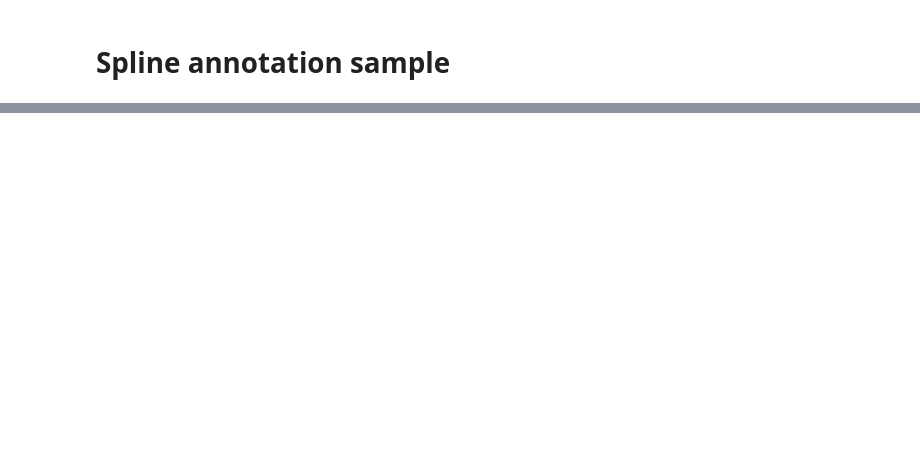
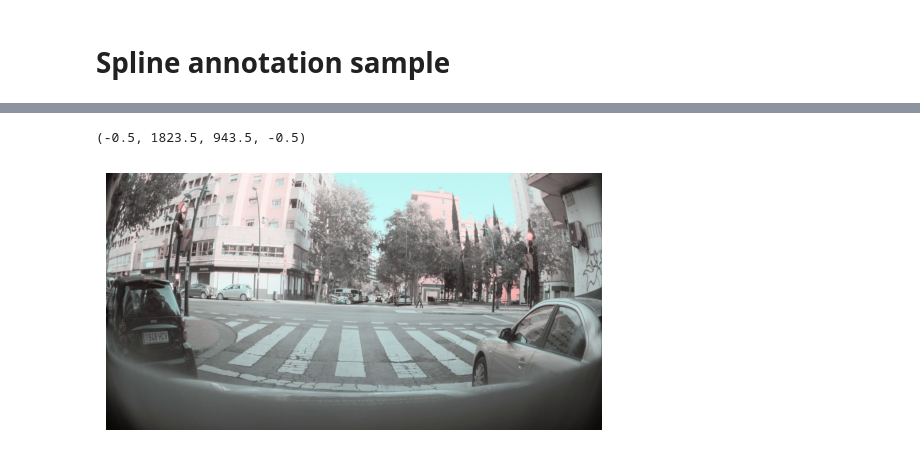
Before and after one commit to changsin/adart, a Jupyter notebook: src/notebooks/spline_annotation_sample.ipynb, the cells around one changed output, grey strips where cells are left out. Cells and saved outputs as stored; diff of their text form; code cells hidden in the pictures; blank space fills up the shorter version.

```diff
--- a/src/notebooks/spline_annotation_sample.ipynb
+++ b/src/notebooks/spline_annotation_sample.ipynb
@@ -188,0 +294,57 @@ x size 11, y size 11 s size 11
+# %%
+import matplotlib.pyplot as plt
+from PIL import Image
+import numpy as np
+from scipy import interpolate
+import xml.etree.ElementTree as ET
+
+label_filename = "/content/forddat2_20191114_kpq6948_rwup_moart_sar_sar_mj_ks_142240_078.mkv_000600.xml"
+image_filename = "/content/forddat2_20191114_kpq6948_rwup_moart_sar_sar_mj_ks_142240_078.mkv_000600.jpg"
+
+def draw_spline(spline, ax):
+    points = spline.findall('.//Point')
+    x = [float(point.get('x')) for point in points]
+    y = [float(point.get('y')) for point in points]
+    tck, u = interpolate.splprep([x, y], s=0, k=2)
+    unew = np.linspace(0, 1, 1000)
+    out = interpolate.splev(unew, tck)
+    xnew, ynew = out[0], out[1]
+    r = [float(point.get('r')) for point in points]
+
+    s = []
+    for point in points:
+        r_value = float(point.get('r'))
+        s.append((r_value - min(r))/(max(r) - min(r)) * 100 + 10)
+
+    s = np.array(s)
+    s = (s - np.min(s)) / (np.max(s) - np.min(s)) * 100 + 10
+    ax.plt.plot(xnew, ynew, color='blue')
+
+    print("x size {}, y size {} s size {}".format(len(x), len(y), len(s)))
+    ax.scatter(x, y, s=s, color='red')
+    plt.axis('equal')
+    plt.show()
+
+    # # ax.scatter(x, y, s=s, color='red')
+    # # ax.plot(xnew, ynew, color='blue')
+
+# Load the image
+image = Image.open(image_filename)
+plt.imshow(image)
+
+# Load the XML file and extract the splines
+tree = ET.parse(label_filename)
+splines = tree.findall('.//Spline')
+
+# Iterate through each spline and plot it on the image
+ax = plt.gca()
+ax.set_prop_cycle(None)
+for spline in splines:
+    draw_spline(spline, ax)
+
+# Show the image with the splines
+plt.axis('off')
+# plt.show()
+# %% [output]
+(-0.5, 1823.5, 943.5, -0.5)
+[figure, added]
```
Also changed, not shown: parts of 5 cells of this notebook.
